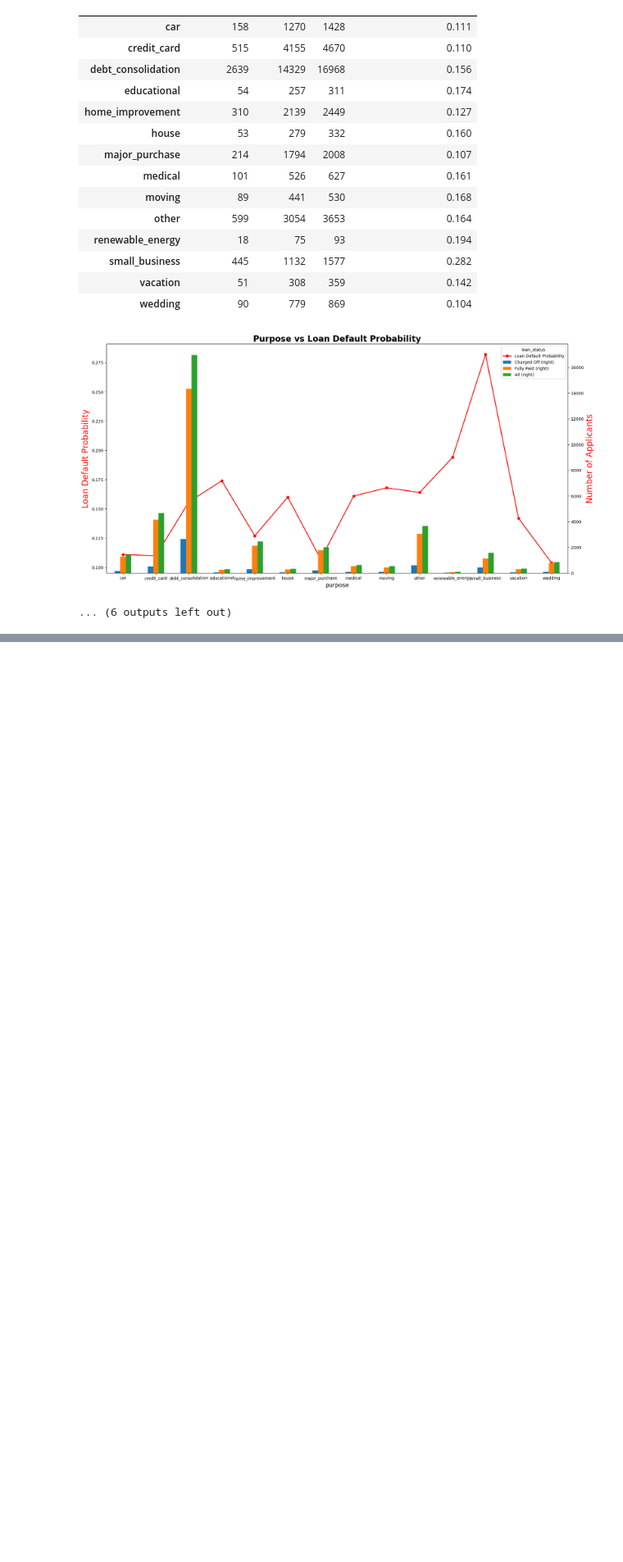
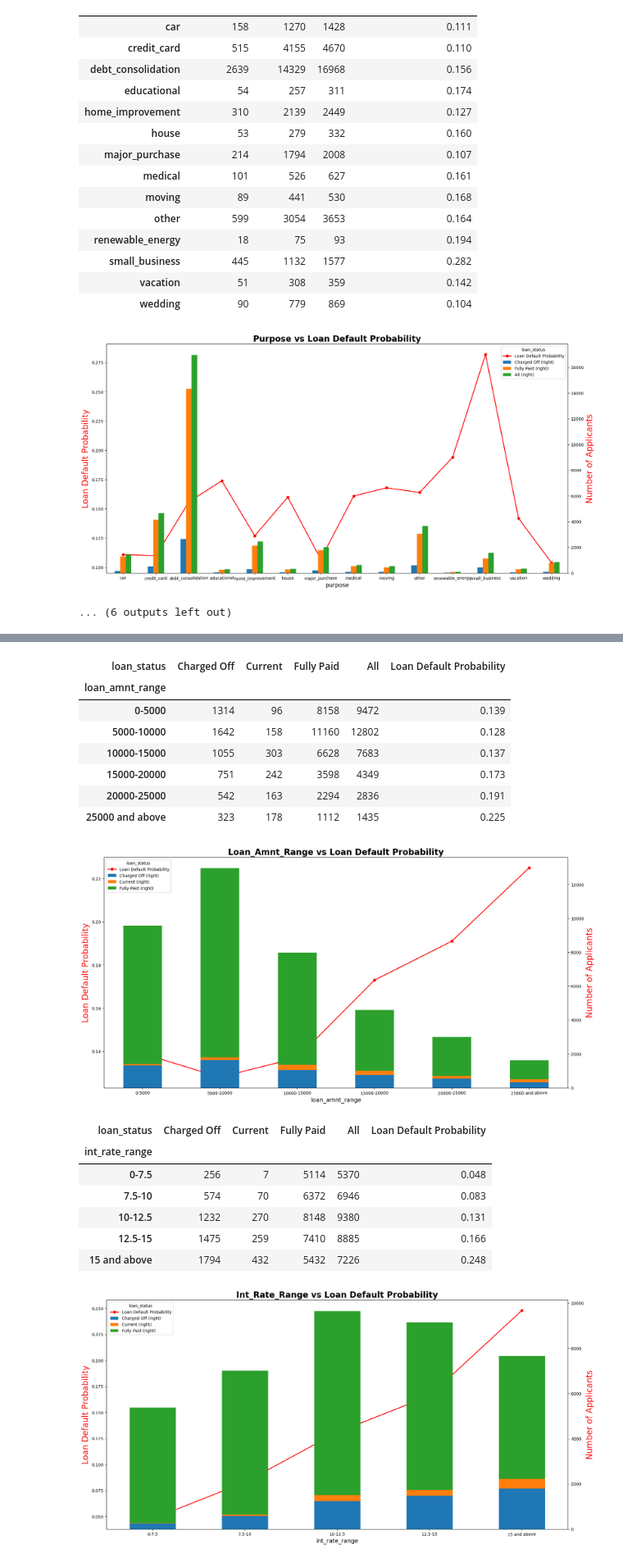
Before and after one commit to snehaljadhav2283/Loan_CaseStudy_EDA, a Jupyter notebook: Loan_Analysis.ipynb, the cells around one changed output, grey strips where cells are left out. Shown at 82% size. Cells and saved outputs as stored; diff of their text form; code cells hidden in the pictures; blank space fills up the shorter version.

```diff
--- a/Loan_Analysis.ipynb
+++ b/Loan_Analysis.ipynb
@@ -736,3 +758,23 @@ for i in cat_col_final:
 | wedding | 90 | 779 | 869 | 0.104 |
 [figure]
 ... (6 outputs left out)
+# %%
+# Create Bins for range of Loan Amount / Annual Income / Interest Rates
+
+bins = [0, 5000, 10000, 15000, 20000, 25000,40000]
+slot = ['0-5000', '5000-10000', '10000-15000', '15000-20000', '20000-25000','25000 and above']
+loan_df_defaulters['loan_amnt_range'] = pd.cut(loan_df_defaulters['loan_amnt'], bins, labels=slot)
+
+# Create Bins for range of Annual Income
+
+bins = [0, 25000, 50000, 75000, 100000,1000000]
+slot = ['0-25000', '25000-50000', '50000-75000', '75000-100000', '100000 and above']
+loan_df_defaulters['annual_inc_range'] = pd.cut(loan_df_defaulters['annual_inc'], bins, labels=slot)
+
+# Create Bins for range of Interest rates
+
+bins = [0, 7.5, 10, 12.5, 15,20]
+slot = ['0-7.5', '7.5-10', '10-12.5', '12.5-15', '15 and above']
+loan_df_defaulters['int_rate_range'] = pd.cut(loan_df_defaulters['int_rate'], bins, labels=slot)
+
+loan_df_defaulters.head()
@@ -738,0 +788,22 @@ for i in cat_col_final:
+# %%
+range_col = ["loan_amnt_range", "int_rate_range", "annual_inc_range"]
+for i in range_col:
+    plot_bar_line_chart(loan_df_defaulters,i,stacked=True)
+# %% [output]
+| loan_status | Charged Off | Current | Fully Paid | All | Loan Default Probability |
+| loan_amnt_range |  |  |  |  |  |
+| 0-5000 | 1314 | 96 | 8158 | 9472 | 0.139 |
+| 5000-10000 | 1642 | 158 | 11160 | 12802 | 0.128 |
+| 10000-15000 | 1055 | 303 | 6628 | 7683 | 0.137 |
+| 15000-20000 | 751 | 242 | 3598 | 4349 | 0.173 |
+| 20000-25000 | 542 | 163 | 2294 | 2836 | 0.191 |
+| 25000 and above | 323 | 178 | 1112 | 1435 | 0.225 |
+[figure, added]
+| loan_status | Charged Off | Current | Fully Paid | All | Loan Default Probability |
+| int_rate_range |  |  |  |  |  |
+| 0-7.5 | 256 | 7 | 5114 | 5370 | 0.048 |
+| 7.5-10 | 574 | 70 | 6372 | 6946 | 0.083 |
+| 10-12.5 | 1232 | 270 | 8148 | 9380 | 0.131 |
+| 12.5-15 | 1475 | 259 | 7410 | 8885 | 0.166 |
+| 15 and above | 1794 | 432 | 5432 | 7226 | 0.248 |
+[figure, added]
```
Also changed, not shown: parts of 7 cells of this notebook.
